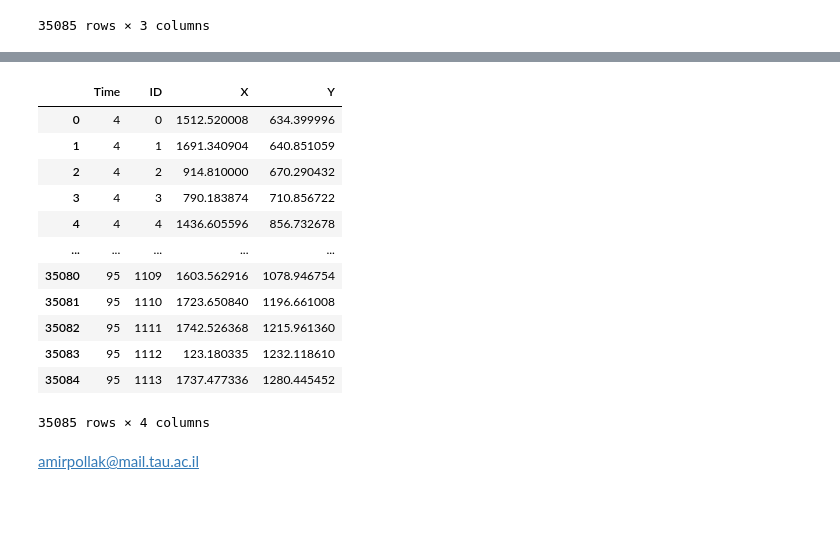
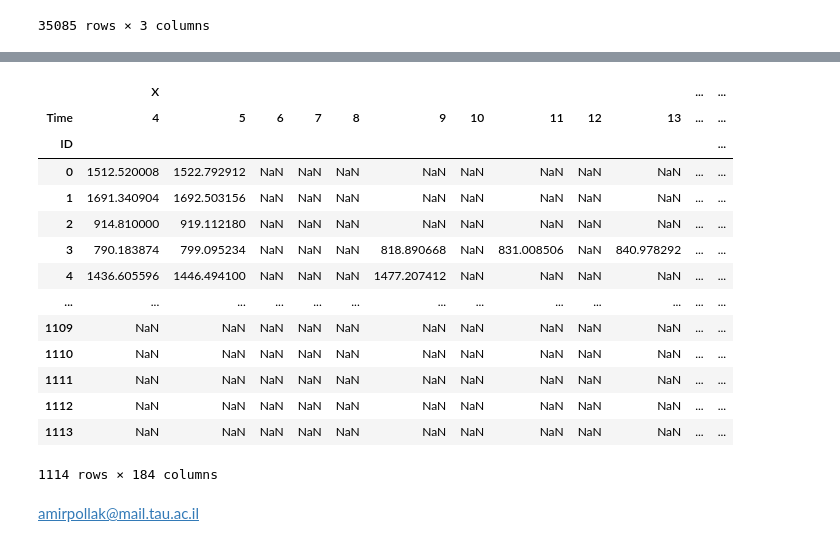
Before and after one commit to AsafAvr/Deep-Learning-Workshop, a Jupyter notebook: Notebooks/Reorganize_Results.ipynb, the cells around one changed output, grey strips where cells are left out. Saved outputs shown, nothing was run; the diff lists cells and outputs as text; code cells hidden in the pictures; blank space fills up the shorter version.

```diff
--- a/Notebooks/Reorganize_Results.ipynb
+++ b/Notebooks/Reorganize_Results.ipynb
@@ -200,20 +357,21 @@ df_u['Y'] = df_u[0].map(lambda x : 1.24*x[0])
-# %%
-df_f = df_u.rename(columns={'level_0':'Time','level_1':'ID'}).drop(columns=0)
-df_f
-# %% [output]
-|  | Time | ID | X | Y |
-| 0 | 4 | 0 | 1512.520008 | 634.399996 |
-| 1 | 4 | 1 | 1691.340904 | 640.851059 |
-| 2 | 4 | 2 | 914.810000 | 670.290432 |
-| 3 | 4 | 3 | 790.183874 | 710.856722 |
-| 4 | 4 | 4 | 1436.605596 | 856.732678 |
-| ... | ... | ... | ... | ... |
-| 35080 | 95 | 1109 | 1603.562916 | 1078.946754 |
-| 35081 | 95 | 1110 | 1723.650840 | 1196.661008 |
-| 35082 | 95 | 1111 | 1742.526368 | 1215.961360 |
-| 35083 | 95 | 1112 | 123.180335 | 1232.118610 |
-| 35084 | 95 | 1113 | 1737.477336 | 1280.445452 |
-35085 rows × 4 columns
+# %%
+df_f.pivot(index='ID', columns =['Time'])
+# %% [output]
+|  | X |  |  |  |  |  |  |  |  |  | ... | ... |
+| Time | 4 | 5 | 6 | 7 | 8 | 9 | 10 | 11 | 12 | 13 | ... | ... |
+| ID |  |  |  |  |  |  |  |  |  |  |  | ... |
+| 0 | 1512.520008 | 1522.792912 | NaN | NaN | NaN | NaN | NaN | NaN | NaN | NaN | ... | ... |
+| 1 | 1691.340904 | 1692.503156 | NaN | NaN | NaN | NaN | NaN | NaN | NaN | NaN | ... | ... |
+| 2 | 914.810000 | 919.112180 | NaN | NaN | NaN | NaN | NaN | NaN | NaN | NaN | ... | ... |
+| 3 | 790.183874 | 799.095234 | NaN | NaN | NaN | 818.890668 | NaN | 831.008506 | NaN | 840.978292 | ... | ... |
+| 4 | 1436.605596 | 1446.494100 | NaN | NaN | NaN | 1477.207412 | NaN | NaN | NaN | NaN | ... | ... |
+| ... | ... | ... | ... | ... | ... | ... | ... | ... | ... | ... | ... | ... |
+| 1109 | NaN | NaN | NaN | NaN | NaN | NaN | NaN | NaN | NaN | NaN | ... | ... |
+| 1110 | NaN | NaN | NaN | NaN | NaN | NaN | NaN | NaN | NaN | NaN | ... | ... |
+| 1111 | NaN | NaN | NaN | NaN | NaN | NaN | NaN | NaN | NaN | NaN | ... | ... |
+| 1112 | NaN | NaN | NaN | NaN | NaN | NaN | NaN | NaN | NaN | NaN | ... | ... |
+| 1113 | NaN | NaN | NaN | NaN | NaN | NaN | NaN | NaN | NaN | NaN | ... | ... |
+1114 rows × 184 columns
 # %%
 df_f.to_csv('our_results_JH011_D2_1.csv')
 # %%
```
Also changed, not shown: parts of 16 cells of this notebook, 4 other files.
